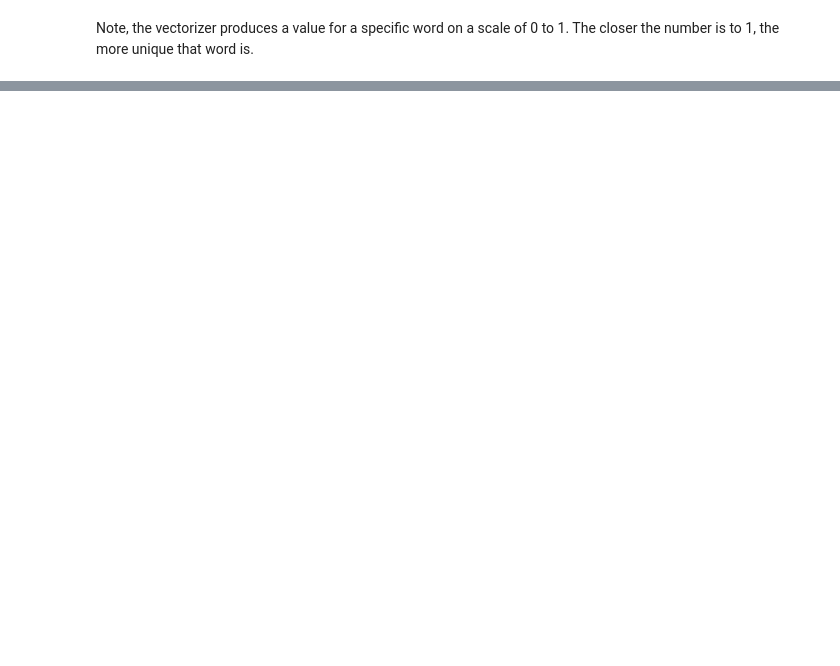
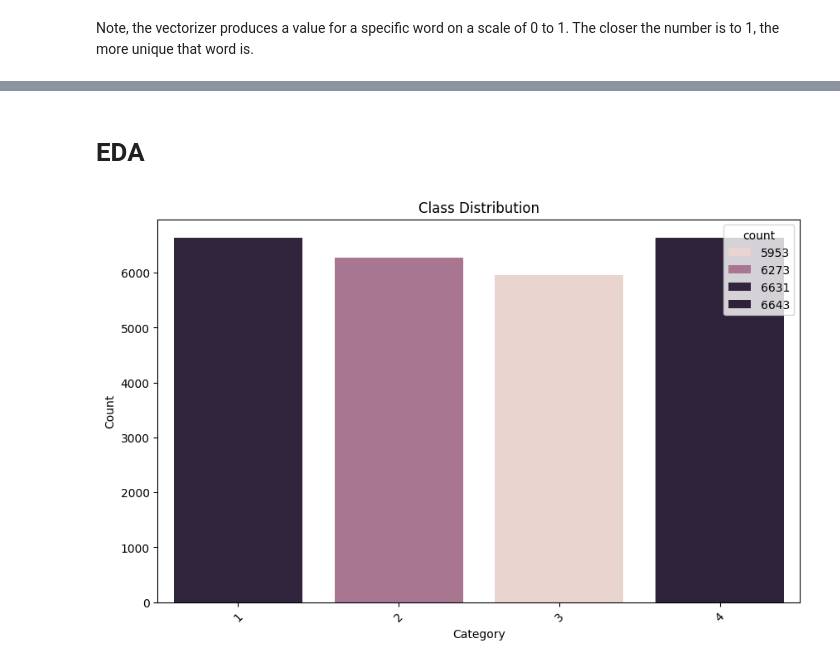
Before and after one commit to ArvindKrishnan1/generative-ai-text-summarization, a Jupyter notebook: notebooks/Generative_AI_Text_Summarization.ipynb, the cells around one changed output, grey strips where cells are left out. Cells and saved outputs as stored; diff of their text form; code cells hidden in the pictures; blank space fills up the shorter version.

```diff
--- a/notebooks/Generative_AI_Text_Summarization.ipynb
+++ b/notebooks/Generative_AI_Text_Summarization.ipynb
@@ -211,0 +223,16 @@ pd.DataFrame(test_title_features.toarray()).to_csv(os.path.join(feature_data_dir
+# %% [markdown]
+# EDA
+# %%
+# Sum the counts of each index
+class_counts = df_train['Class Index'].value_counts().reset_index()
+
+# Visualize class distribution
+plt.figure(figsize=(10, 6))
+sns.barplot(data=class_counts, x='Class Index', y='count', hue='count')
+plt.title('Class Distribution')
+plt.xlabel('Category')
+plt.ylabel('Count')
+plt.xticks(rotation=45)
+plt.show()
+# %% [output]
+[figure, added]
```
Also changed, not shown: parts of 38 cells of this notebook.
